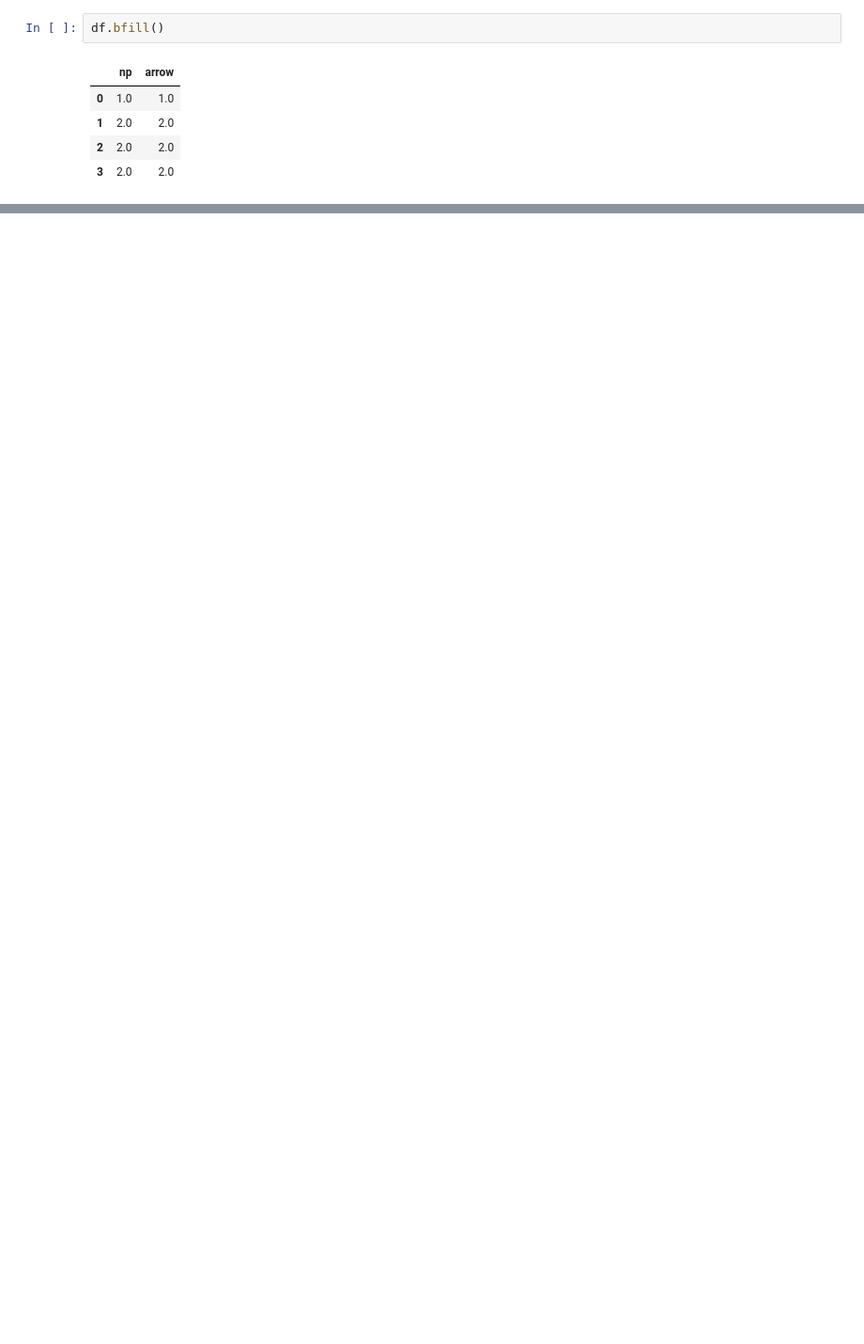
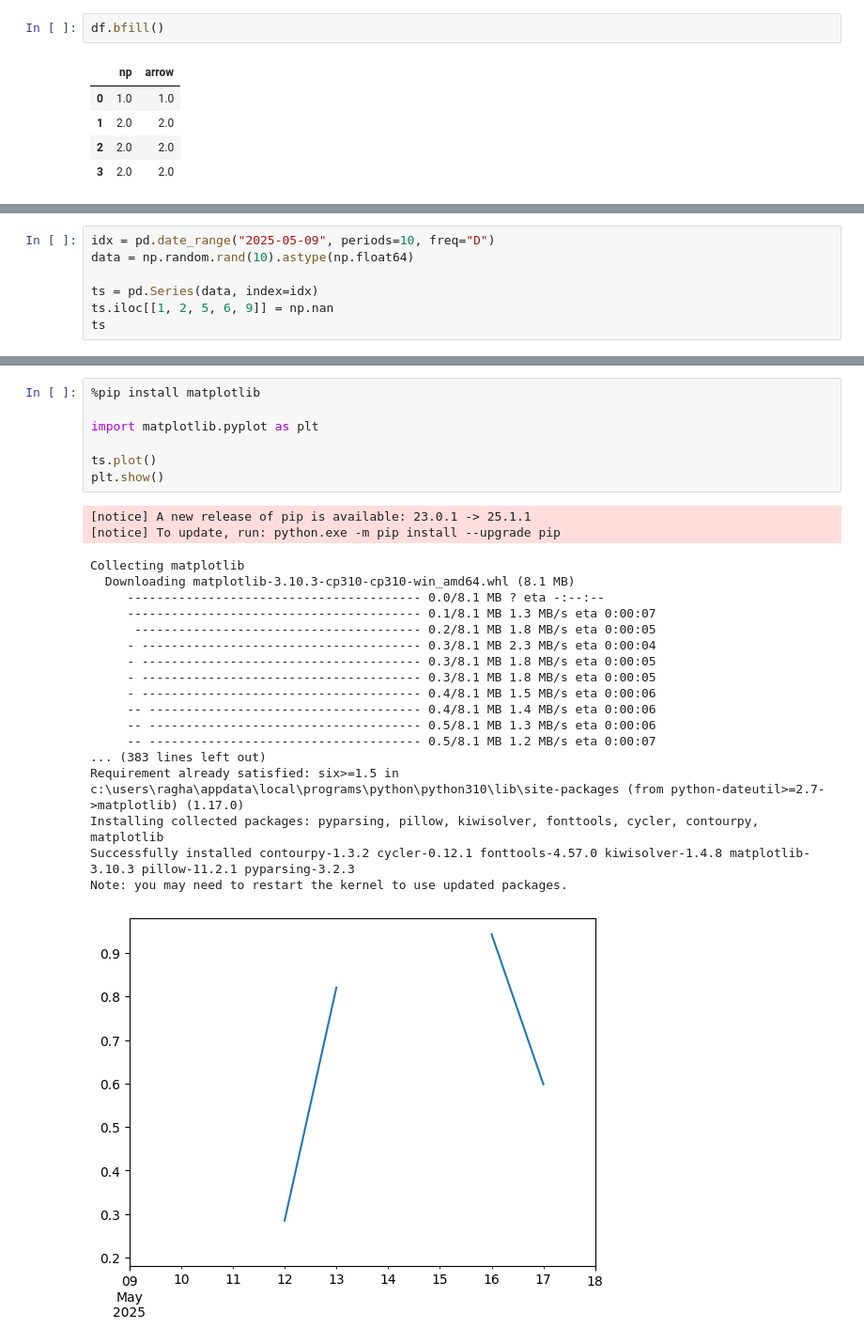
Before and after one commit to R123gh/Data-cleaning-project-, a Jupyter notebook: 6_pandas.ipynb, the cells around one changed output, grey strips where cells are left out. Shown at 94% size. Saved outputs shown, nothing was run; the diff lists cells and outputs as text; blank space fills up the shorter version.

```diff
--- a/6_pandas.ipynb
+++ b/6_pandas.ipynb
@@ -526,0 +558,7 @@ df.bfill()
+# %%
+idx = pd.date_range("2025-05-09", periods=10, freq="D")
+data = np.random.rand(10).astype(np.float64)
+
+ts = pd.Series(data, index=idx)
+ts.iloc[[1, 2, 5, 6, 9]] = np.nan
+ts
@@ -526,0 +577,28 @@ df.bfill()
+# %%
+%pip install matplotlib
+
+import matplotlib.pyplot as plt
+
+ts.plot()
+plt.show()
+# %% [output]
+[notice] A new release of pip is available: 23.0.1 -> 25.1.1
+[notice] To update, run: python.exe -m pip install --upgrade pip
+Collecting matplotlib
+  Downloading matplotlib-3.10.3-cp310-cp310-win_amd64.whl (8.1 MB)
+     ---------------------------------------- 0.0/8.1 MB ? eta -:--:--
+     ---------------------------------------- 0.1/8.1 MB 1.3 MB/s eta 0:00:07
+      --------------------------------------- 0.2/8.1 MB 1.8 MB/s eta 0:00:05
+     - -------------------------------------- 0.3/8.1 MB 2.3 MB/s eta 0:00:04
+     - -------------------------------------- 0.3/8.1 MB 1.8 MB/s eta 0:00:05
+     - -------------------------------------- 0.3/8.1 MB 1.8 MB/s eta 0:00:05
+     - -------------------------------------- 0.4/8.1 MB 1.5 MB/s eta 0:00:06
+     -- ------------------------------------- 0.4/8.1 MB 1.4 MB/s eta 0:00:06
+     -- ------------------------------------- 0.5/8.1 MB 1.3 MB/s eta 0:00:06
+     -- ------------------------------------- 0.5/8.1 MB 1.2 MB/s eta 0:00:07
+... (383 lines left out)
+Requirement already satisfied: six>=1.5 in c:\users\ragha\appdata\local\programs\python\python310\lib\site-packages (from python-dateutil>=2.7->matplotlib) (1.17.0)
+Installing collected packages: pyparsing, pillow, kiwisolver, fonttools, cycler, contourpy, matplotlib
+Successfully installed contourpy-1.3.2 cycler-0.12.1 fonttools-4.57.0 kiwisolver-1.4.8 matplotlib-3.10.3 pillow-11.2.1 pyparsing-3.2.3
+Note: you may need to restart the kernel to use updated packages.
+[figure, added]
```
Also changed, not shown: parts of 7 cells of this notebook.
